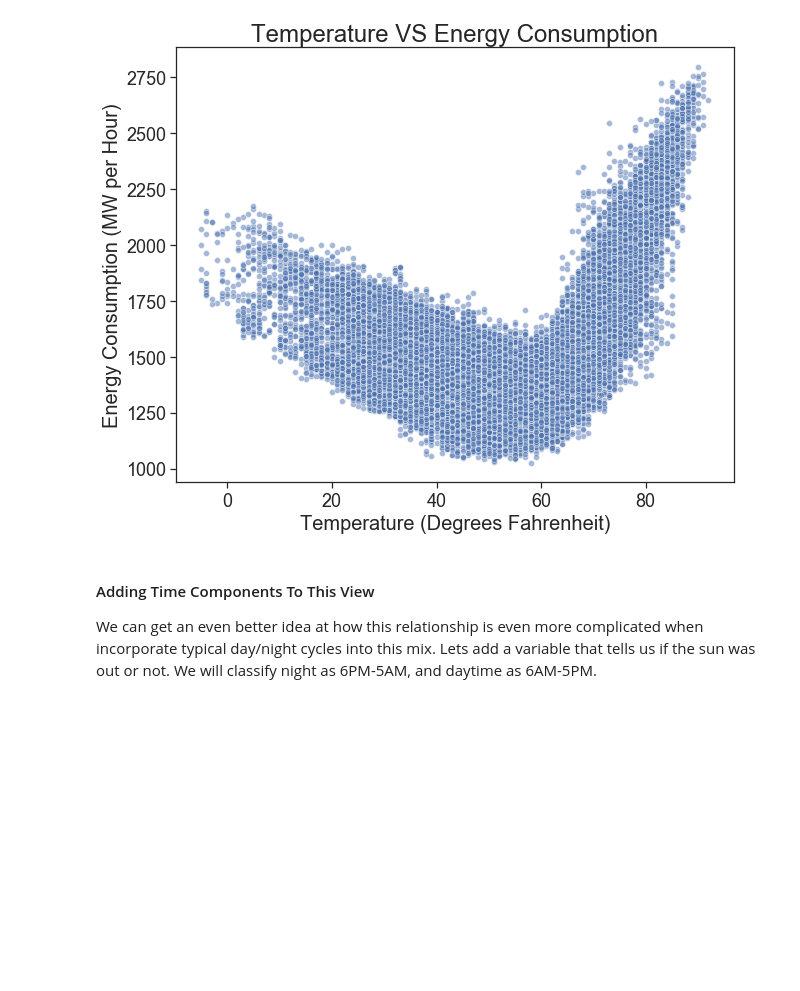
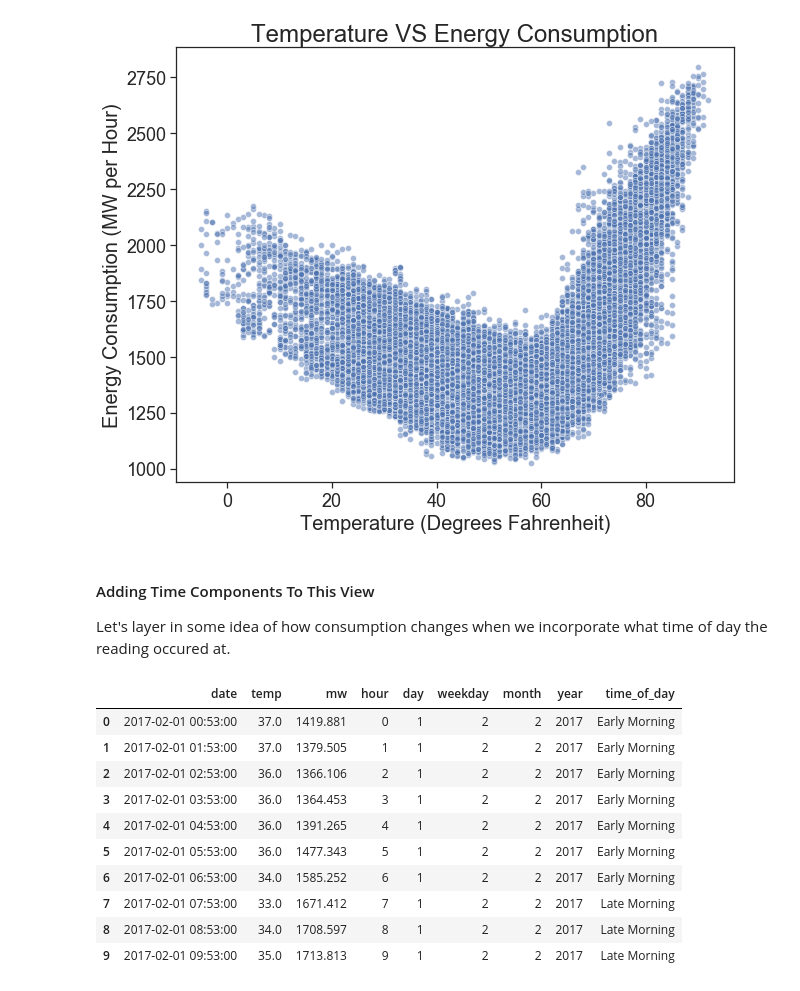
Before and after one commit to rmankers/time_series_python_manning, a Jupyter notebook: notebooks/2_Exploratory_Data_Analysis.ipynb, the cells around one changed output. Cells and saved outputs as stored; diff of their text form; code cells hidden in the pictures; blank space fills up the shorter version.

```diff
--- a/notebooks/2_Exploratory_Data_Analysis.ipynb
+++ b/notebooks/2_Exploratory_Data_Analysis.ipynb
@@ -60,6 +60,3 @@ plt.title('Temperature VS Energy Consumption', fontsize = 24)
 plt.show()
 # %% [output]
 [figure]
-# %% [markdown]
-#### Adding Time Components To This View
-We can get an even better idea at how this relationship is even more complicated when incorporate typical day/night cycles into this mix. Lets add a variable that tells us if the sun was out or not. We will classify night as 6PM-5AM, and daytime as 6AM-5PM.
@@ -67,0 +63,31 @@ We can get an even better idea at how this relationship is even more complicated
+# %% [markdown]
+#### Adding Time Components To This View
+Let's layer in some idea of how consumption changes when we incorporate what time of day the reading occured at.
+# %%
+# Create Time of Day Logic
+def day_night(x):
+
+    if  0 <= x <= 6:
+        return 'Early Morning'
+    elif 6 < x <=12:
+        return 'Late Morning'
+    elif 12 < x <= 18:
+        return 'Afteroon'
+    elif 18 < x <=24:
+        return 'Evening'
+
+# Applying logic defined in above function to our hour column
+train_data['time_of_day'] = train_data.hour.apply(day_night)
+train_data.head(10)
+# %% [output]
+|  | date | temp | mw | hour | day | weekday | month | year | time_of_day |
+| 0 | 2017-02-01 00:53:00 | 37.0 | 1419.881 | 0 | 1 | 2 | 2 | 2017 | Early Morning |
+| 1 | 2017-02-01 01:53:00 | 37.0 | 1379.505 | 1 | 1 | 2 | 2 | 2017 | Early Morning |
+| 2 | 2017-02-01 02:53:00 | 36.0 | 1366.106 | 2 | 1 | 2 | 2 | 2017 | Early Morning |
+| 3 | 2017-02-01 03:53:00 | 36.0 | 1364.453 | 3 | 1 | 2 | 2 | 2017 | Early Morning |
+| 4 | 2017-02-01 04:53:00 | 36.0 | 1391.265 | 4 | 1 | 2 | 2 | 2017 | Early Morning |
+| 5 | 2017-02-01 05:53:00 | 36.0 | 1477.343 | 5 | 1 | 2 | 2 | 2017 | Early Morning |
+| 6 | 2017-02-01 06:53:00 | 34.0 | 1585.252 | 6 | 1 | 2 | 2 | 2017 | Early Morning |
+| 7 | 2017-02-01 07:53:00 | 33.0 | 1671.412 | 7 | 1 | 2 | 2 | 2017 | Late Morning |
+| 8 | 2017-02-01 08:53:00 | 34.0 | 1708.597 | 8 | 1 | 2 | 2 | 2017 | Late Morning |
+| 9 | 2017-02-01 09:53:00 | 35.0 | 1713.813 | 9 | 1 | 2 | 2 | 2017 | Late Morning |
```
Also changed, not shown: parts of 3 cells of this notebook.
